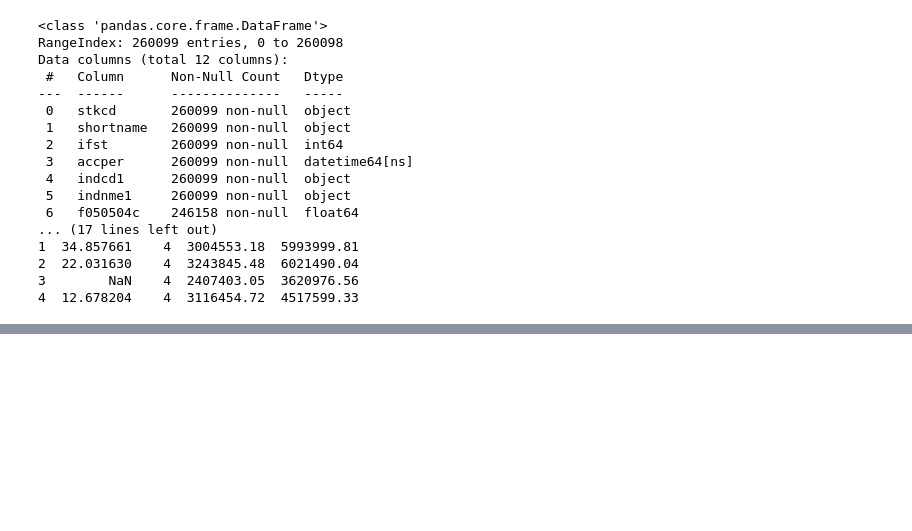
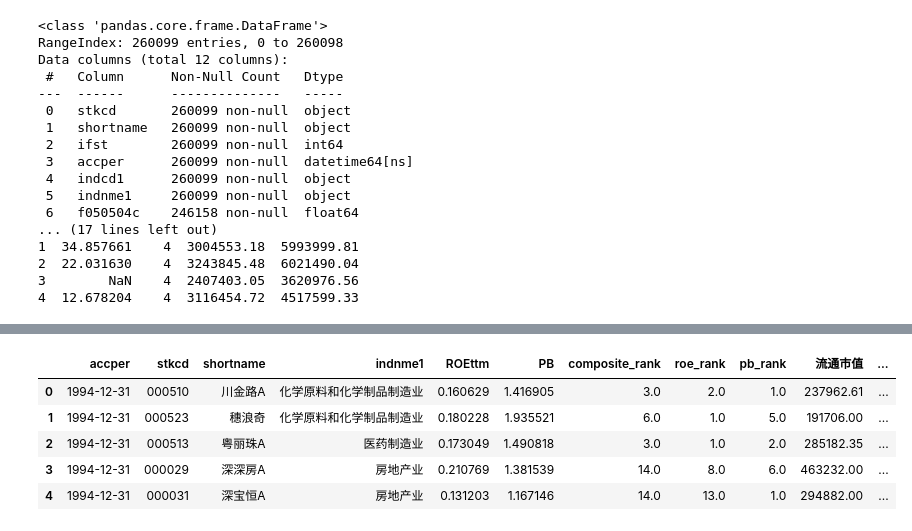
Before and after one commit to panjinhe/PBROE, a Jupyter notebook: ch2/pbroech2.ipynb, the cells around one changed output, grey strips where cells are left out. Drawn from its saved outputs; the diff is of its cells as text; code cells hidden in the pictures; blank space fills up the shorter version.

```diff
--- a/ch2/pbroech2.ipynb
+++ b/ch2/pbroech2.ipynb
@@ -374,23 +391,3 @@ Data columns (total 12 columns):
 2  22.031630    4  3243845.48  6021490.04
 3        NaN    4  2407403.05  3620976.56
 4  12.678204    4  3116454.72  4517599.33
-# %%
-# 首先将accper列转换为字符串类型
-dfpbroech2['accper'] = dfpbroech2['accper'].astype(str)
-
-# 筛选出12月31日的记录
-df_dec31 = dfpbroech2[dfpbroech2['accper'].str.endswith('12-31')]
-
-# 提取年份信息
-df_dec31['year'] = df_dec31['accper'].str[:4]
-
-# 统计每个年份中indcd1的分类情况
-industry_stats = df_dec31.groupby(['year', 'indcd1']).size().unstack(fill_value=0)
-
-print("各年度行业分类统计:")
-print(industry_stats)
-
-# 统计总体行业分类情况
-total_stats = df_dec31['indcd1'].value_counts()
-print("\n总体行业分类统计:")
-print(total_stats)
@@ -414,0 +394,74 @@ Name: count, Length: 87, dtype: int64
+# %%
+#行业中性化
+print(f"\n开始进行行业中性化PB-ROE策略筛选...")
+
+# 1. 数据预处理
+# 复制数据，避免在原始DataFrame上直接修改
+data = dfpbroech2.copy()
+
+# 删除 PB 或 ROEttm 的缺失值
+data.dropna(subset=['PB', 'ROEttm'], inplace=True)
+
+# 筛选掉 PB <= 0 的股票（市净率无实际意义）和 ROEttm <= 0 的股票（我们关注盈利的公司）
+data = data[(data['PB'] > 0) & (data['ROEttm'] > 0)]
+print(f"经过数据清洗（剔除空值、负值PB/ROE）后，剩余 {len(data)} 行有效数据。")
+
+# 2. 定义行业内打分和筛选函数
+def rank_and_select_in_group(group, quintile=0.2):
+    """
+    在单个分组（特定日期、特定行业）内进行打分和筛选
+    """
+    # 如果组内样本太少，则不进行筛选，直接返回空DataFrame
+    if len(group) < 5:
+        return pd.DataFrame()
+
+    # 计算ROE排名（降序，越高越好，rank值越小）
+    group['roe_rank'] = group['ROEttm'].rank(ascending=False, method='first')
+
+    # 计算PB排名（升序，越低越好，rank值越小）
+    group['pb_rank'] = group['PB'].rank(ascending=True, method='first')
+
+    # 计算综合排名（两个排名相加，值越小越好）
+    group['composite_rank'] = group['roe_rank'] + group['pb_rank']
+
+    # 筛选出综合排名前20%的股票
+    top_n = int(len(group) * quintile)
+    top_n = max(1, top_n) # 保证每个行业至少选出1只
+
+    return group.nsmallest(top_n, 'composite_rank')
+
+# 3. 分组应用策略
+# 按“报告期”和“行业名称”进行分组
+grouped = data.groupby(['accper', 'indnme1'])
+
+# 对每个分组应用我们定义的筛选函数
+pbroe2_1_portfolio = grouped.apply(rank_and_select_in_group)
+
+# 4. 清理和保存结果
+# apply之后索引会变得复杂，重置索引使其更清晰
+pbroe2_1_portfolio.reset_index(drop=True, inplace=True)
+
+# 整理列的顺序，使其更美观
+cols_order = [
+    'accper', 'stkcd', 'shortname', 'indnme1', 'ROEttm', 'PB',
+    'composite_rank', 'roe_rank', 'pb_rank', '流通市值', '总市值'
+]
+# 筛选出存在的列
+final_cols = [col for col in cols_order if col in pbroe2_1_portfolio.columns]
+pbroe2_1_portfolio = pbroe2_1_portfolio[final_cols]
+
+# 保存结果到CSV文件
+output_filename = 'pbroe2_1策略组合.csv'
+pbroe2_1_portfolio.to_csv(output_filename, index=False, encoding='utf-8-sig')
+
+print(f"\n--- 策略构建完成 ---")
+print(f"行业中性化策略组合构建完毕。总共选出 {len(pbroe2_1_portfolio):,} 条持仓记录。")
+print(f"详情已保存至文件: '{output_filename}'")
+
+# 显示最终组合的头部和尾部样本，检查结果
+print("\n策略组合头部样本 (前5条):")
+display(pbroe2_1_portfolio.head())
+
+print("\n策略组合尾部样本 (后5条):")
+display(pbroe2_1_portfolio.tail())
+# %% [output]
@@ -414,0 +476,6 @@ Name: count, Length: 87, dtype: int64
+|  | accper | stkcd | shortname | indnme1 | ROEttm | PB | composite_rank | roe_rank | pb_rank | 流通市值 | ... |
+| 0 | 1994-12-31 | 000510 | 川金路A | 化学原料和化学制品制造业 | 0.160629 | 1.416905 | 3.0 | 2.0 | 1.0 | 237962.61 | ... |
+| 1 | 1994-12-31 | 000523 | 穗浪奇 | 化学原料和化学制品制造业 | 0.180228 | 1.935521 | 6.0 | 1.0 | 5.0 | 191706.00 | ... |
+| 2 | 1994-12-31 | 000513 | 粤丽珠A | 医药制造业 | 0.173049 | 1.490818 | 3.0 | 1.0 | 2.0 | 285182.35 | ... |
+| 3 | 1994-12-31 | 000029 | 深深房A | 房地产业 | 0.210769 | 1.381539 | 14.0 | 8.0 | 6.0 | 463232.00 | ... |
+| 4 | 1994-12-31 | 000031 | 深宝恒A | 房地产业 | 0.131203 | 1.167146 | 14.0 | 13.0 | 1.0 | 294882.00 | ... |
```
Also changed, not shown: parts of 9 cells of this notebook.
